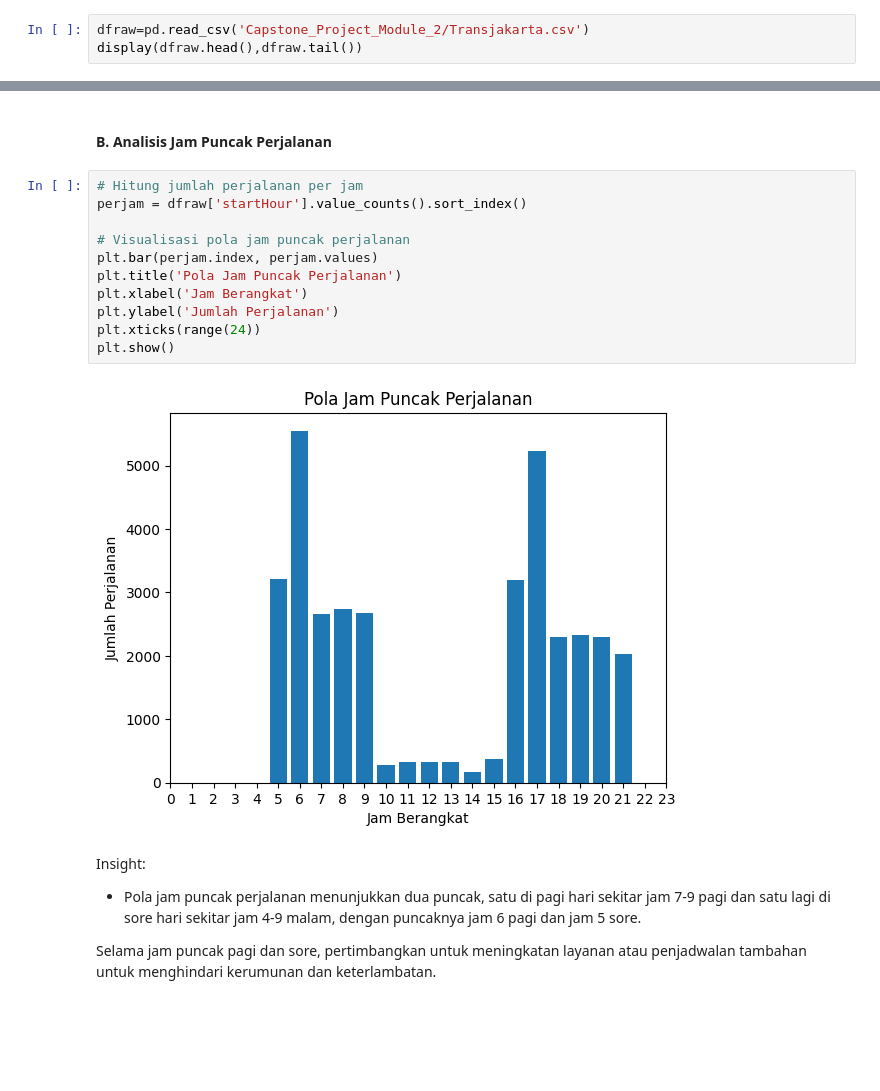
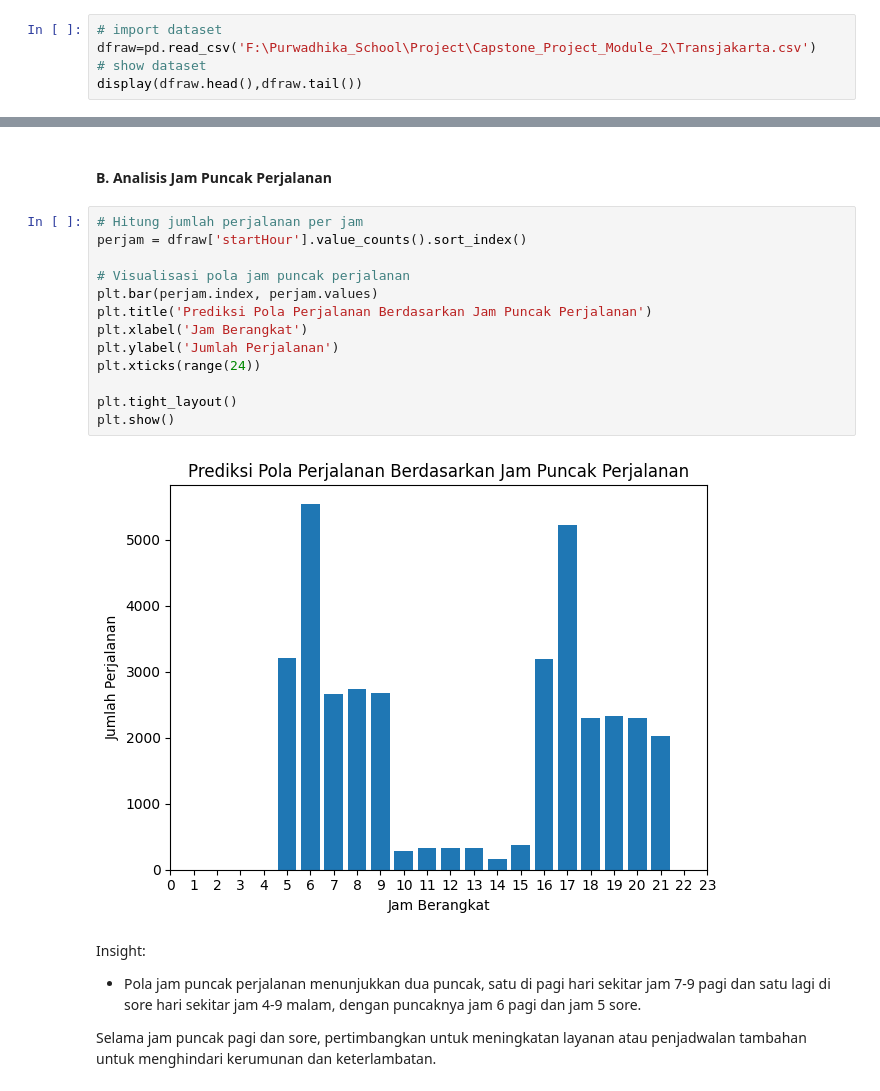
Before and after one commit to HilmySonaji/CP2, a Jupyter notebook: Capstone_Project_Module_2/raw/CP2.ipynb, the cells around one changed output, grey strips where cells are left out. Cells and saved outputs as stored; diff of their text form; blank space fills up the shorter version.

```diff
--- a/Capstone_Project_Module_2/raw/CP2.ipynb
+++ b/Capstone_Project_Module_2/raw/CP2.ipynb
@@ -52,7 +54,9 @@ Dataset ini berisi informasi yang relevan untuk merekam dan menganalisis data tr
 
 Berikut 5 baris teratas dan terbawah dari dataset Transjakarta.
 # %%
-dfraw=pd.read_csv('Capstone_Project_Module_2/Transjakarta.csv')
+# import dataset
+dfraw=pd.read_csv('F:\Purwadhika_School\Project\Capstone_Project_Module_2\Transjakarta.csv')
+# show dataset
 display(dfraw.head(),dfraw.tail())
 # %% [output]
 |  | transID | payCardID | payCardBank | payCardName | payCardSex | payCardBirthDate | corridorID | corridorName | ... |
@@ -612,16 +626,18 @@ Karena perhentian ini sangat populer sebagai tujuan akhir, pertimbangkan untuk m
 # %%
 # Hitung jumlah perjalanan per jam
 perjam = dfraw['startHour'].value_counts().sort_index()
 
 # Visualisasi pola jam puncak perjalanan
 plt.bar(perjam.index, perjam.values)
-plt.title('Pola Jam Puncak Perjalanan')
+plt.title('Prediksi Pola Perjalanan Berdasarkan Jam Puncak Perjalanan')
 plt.xlabel('Jam Berangkat')
 plt.ylabel('Jumlah Perjalanan')
 plt.xticks(range(24))
+
+plt.tight_layout()
 plt.show()
 # %% [output]
-[figure, old version]
+[figure, new version]
 # %% [markdown]
 Insight:
 * Pola jam puncak perjalanan menunjukkan dua puncak, satu di pagi hari sekitar jam 7-9 pagi dan satu lagi di sore hari sekitar jam 4-9 malam, dengan puncaknya jam 6 pagi dan jam 5 sore.
```
Also changed, not shown: parts of 17 cells of this notebook.
